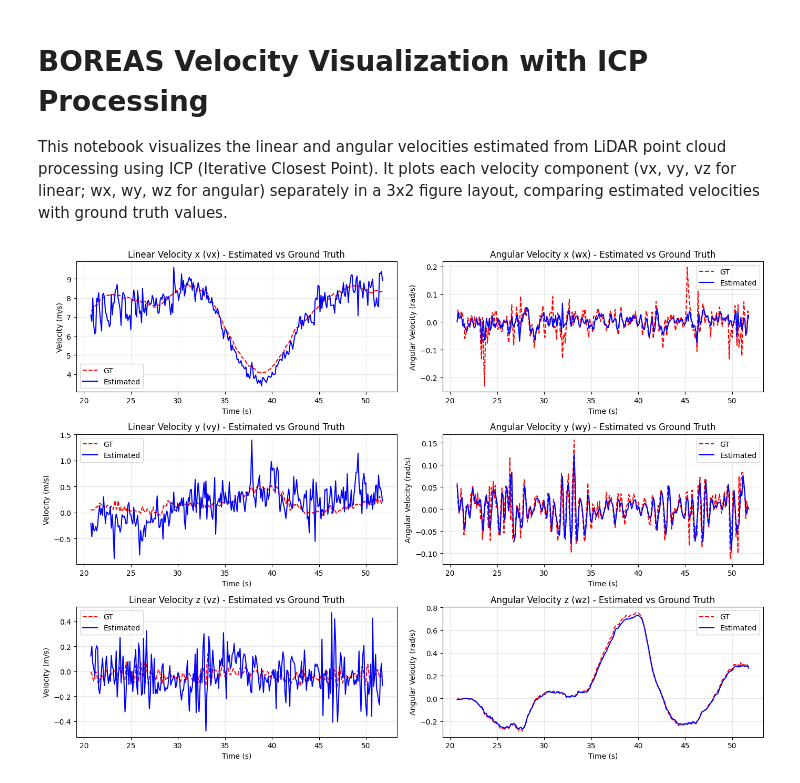
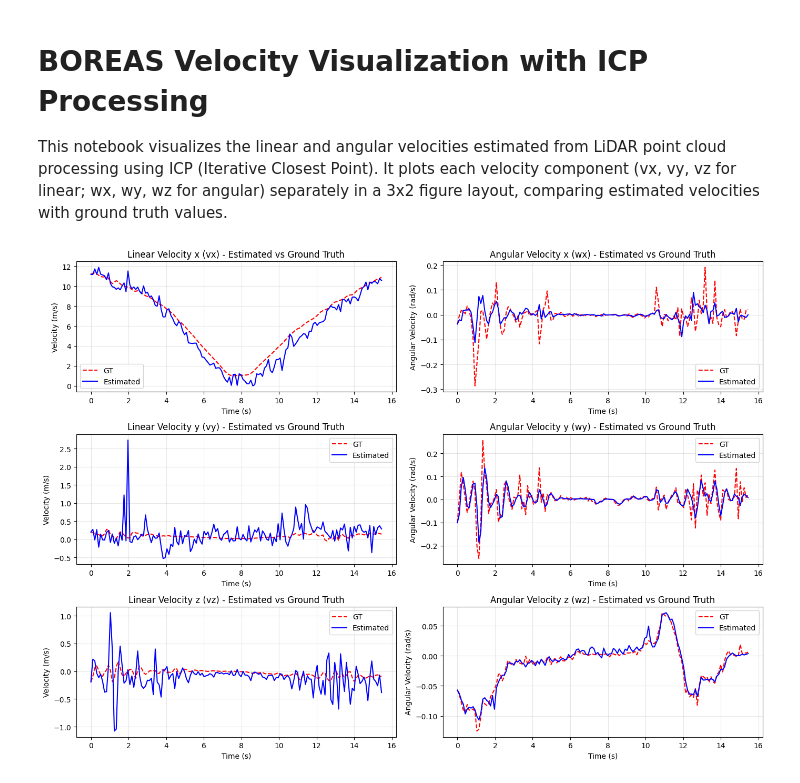
Before and after one commit to EngineerXL/master-diploma, a Jupyter notebook: notebooks/test_icp.ipynb, the cells around one changed output. Saved outputs shown, nothing was run; the diff lists cells and outputs as text; code cells hidden in the pictures.

Commit message:
Update postprocessing to support multiple rides processing in a single wrappe

```diff
--- a/notebooks/test_icp.ipynb
+++ b/notebooks/test_icp.ipynb
@@ -17,8 +8,6 @@ from src.dataset.pipeline import DATA_OUTPUT_ROOT
 # %%
-postproc = PostprocessingWrapper(
-    DATA_OUTPUT_ROOT + "/boreas-2021-05-06-13-19/0-500-test.json"
-)
-fig = postproc.plot_velocities(frame_st=200, frame_en=500)
+postproc = PostprocessingWrapper("../scripts/resources/small_pipeline.json")
+fig = postproc.plot_velocities(ride_segment_id=1)
 plt.show()
 # %% [output]
-[figure, old version]
+[figure, new version]
```
Also changed, not shown: parts of 2 cells of this notebook, 2 other files.
